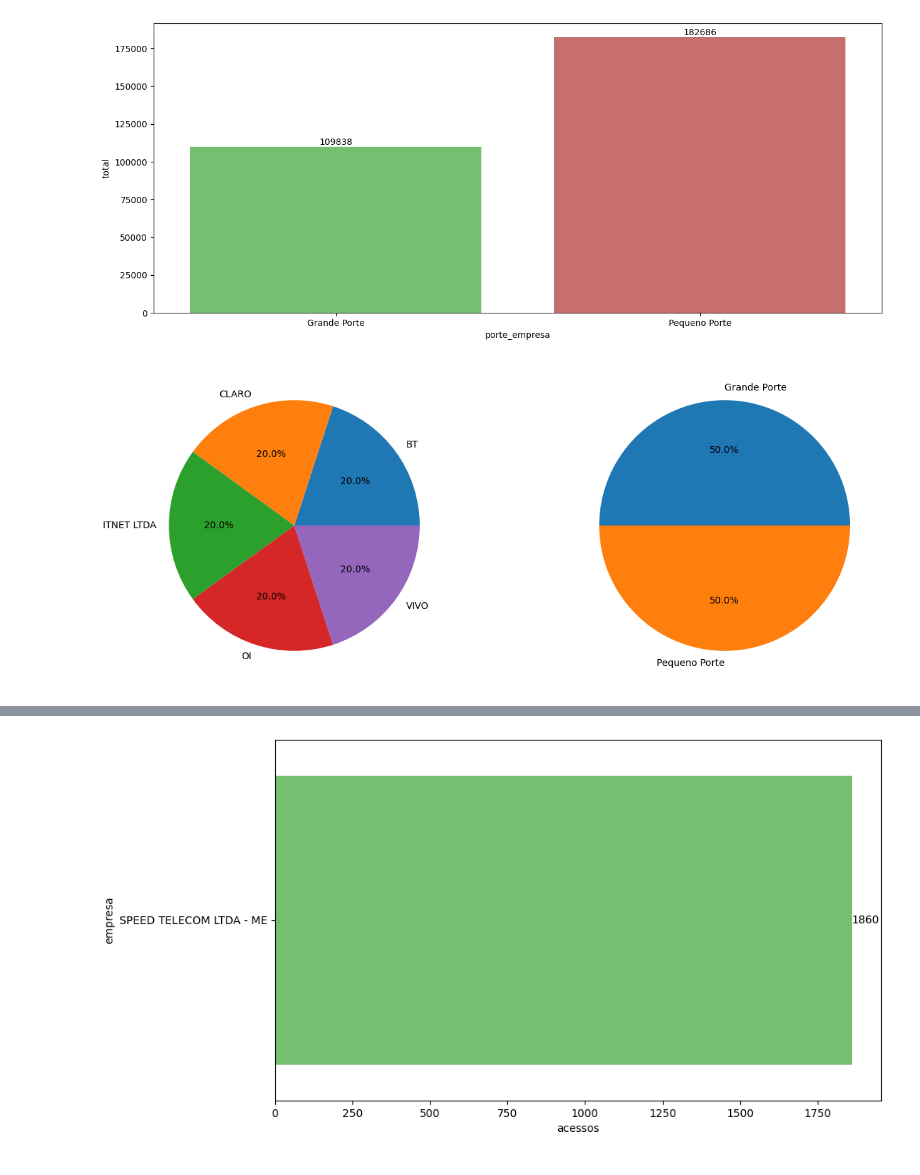
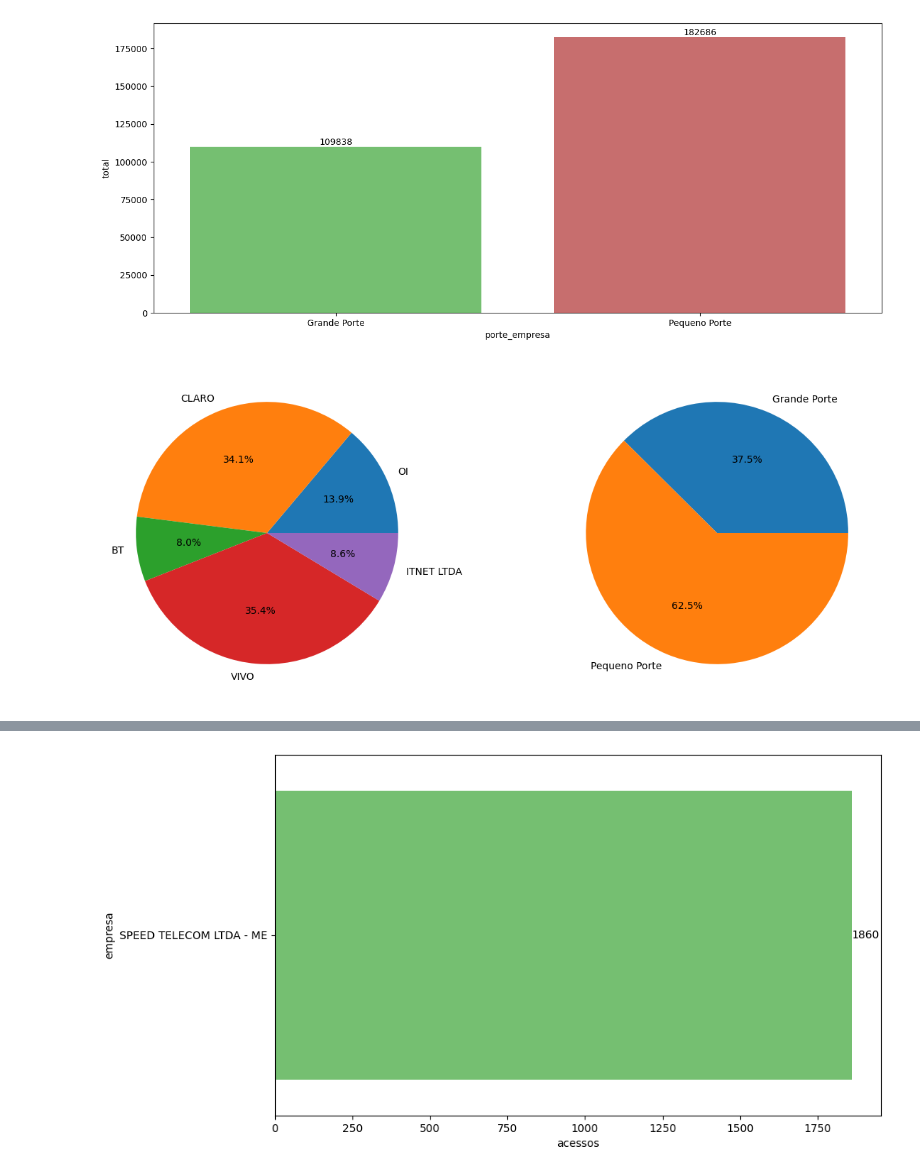
Before and after one commit to Jownao/dive_datascience, a Jupyter notebook: lab/02_Analise_dados_banda_larga.ipynb, the cells around one changed output, grey strips where cells are left out. Drawn from its saved outputs; the diff is of its cells as text; code cells hidden in the pictures.

```diff
--- a/lab/02_Analise_dados_banda_larga.ipynb
+++ b/lab/02_Analise_dados_banda_larga.ipynb
@@ -130,11 +130,3 @@ bar.bar_label(bar.containers[0])
 plt.show()
 # %% [output]
 [figure]
-# %%
-#Top 5 empresas
-counts_empresa = data_estado[['empresa']].value_counts()
-counts_empresa = convert_sums_frame(counts_empresa, ['empresa','total'])
-counts_empresa = counts_empresa.head()
-
-sns.barplot(data=counts_empresa, x="empresa",y="total", palette=colors)
-plt.show()
@@ -154,19 +144,19 @@ plt.show()
 # %%
 area = plt.figure()
 g1 = area.add_subplot(1, 2, 1)
 g2 = area.add_subplot(1, 2, 2)
 
-grupo1 = counts_empresa.groupby("empresa")['total']
-label = grupo1.count().index
-valores = grupo1.count().values
+grupo1 = counts_empresa.groupby("empresa")['total'].sum()
+#label = grupo1.count().index
+#valores = grupo1.count().values
 
-g1.pie(valores, labels = label, autopct='%1.1f%%')
+g1.pie(grupo1,labels = counts_empresa['empresa'], autopct='%1.1f%%')
 
-groupo2 = counts_porte.groupby("porte_empresa")['total']
-label = groupo2.count().index
-valores = groupo2.count().values
+groupo2 = counts_porte.groupby("porte_empresa")['total'].sum()
+#label = groupo2.count().index
+#valores = groupo2.count().values
 
-g2.pie(valores, labels = label, autopct='%1.1f%%')
+g2.pie(groupo2, labels = counts_porte['porte_empresa'], autopct='%1.1f%%')
 plt.show()
 # %% [output]
-[figure, old version]
+[figure, new version]
```
Also changed, not shown: parts of 3 cells of this notebook.
